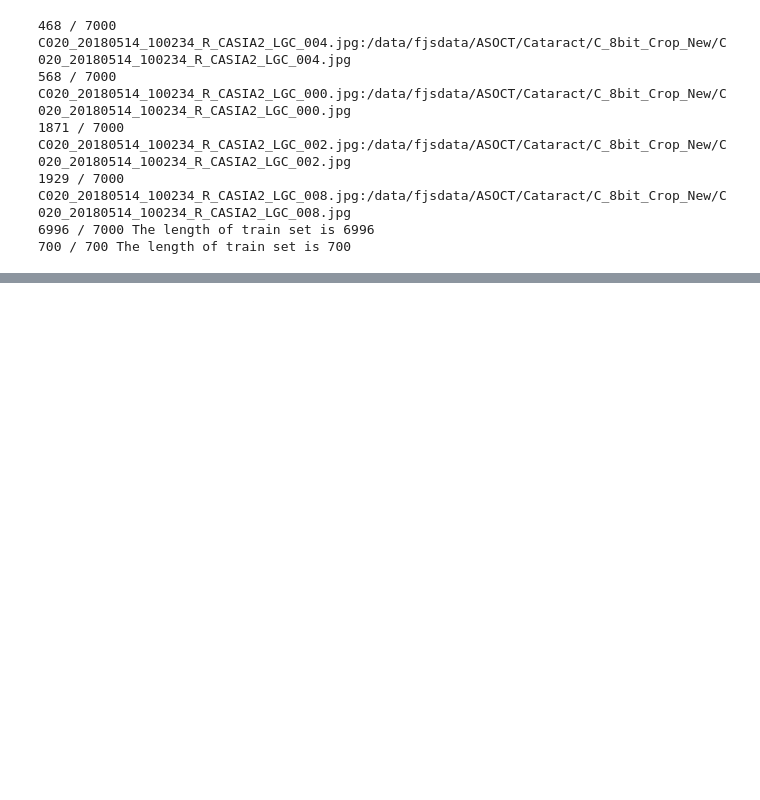
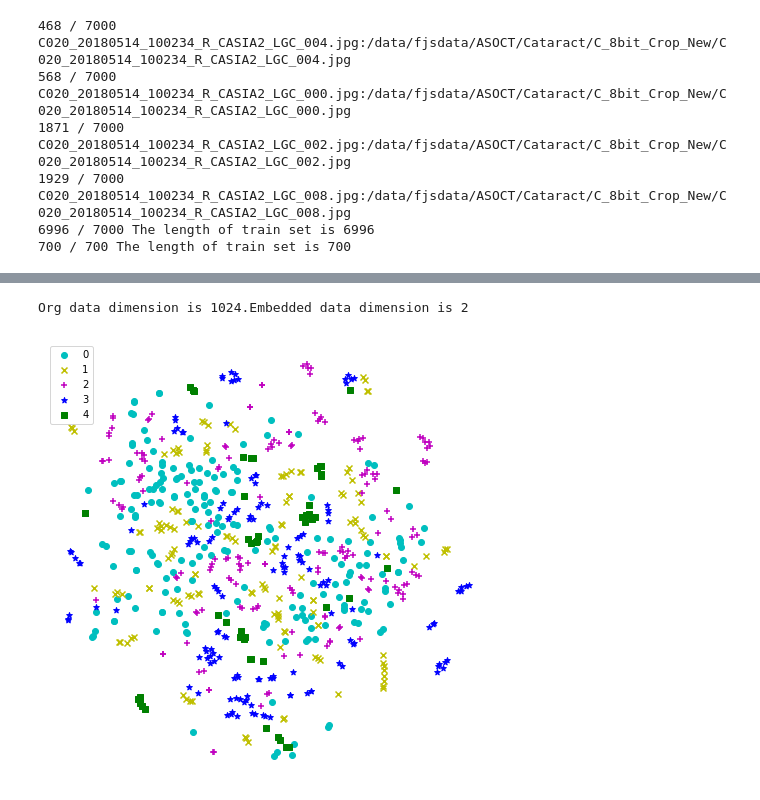
Before and after one commit to fjssharpsword/CBIR, a Jupyter notebook: BioMed Eng OnLine/Demo/ATH_Cataract_1.0.ipynb, the cells around one changed output, grey strips where cells are left out. Saved outputs shown, nothing was run; the diff lists cells and outputs as text; code cells hidden in the pictures; blank space fills up the shorter version.

```diff
--- a/BioMed Eng OnLine/Demo/ATH_Cataract_1.0.ipynb
+++ b/BioMed Eng OnLine/Demo/ATH_Cataract_1.0.ipynb
@@ -52,6 +51,6 @@ Loading faiss with AVX2 support.
 # %%
 #Read data with List storage N:[name],I:[img],Y[type]
-image_dir = '/data/fjsdata/ASOCT/Cataract/C_8bit_Crop_New' #the path of images
+image_dir = '/data/fjsdata/ASOCT/Cataract/C_8bit_Crop_New/' #the path of images
 trainset = pd.read_csv("/data/fjsdata/ASOCT/Cataract/CBIR_MICCAI_train.csv" , sep=',')#load dataset
 testset = pd.read_csv("/data/fjsdata/ASOCT/Cataract/CBIR_MICCAI_test.csv" , sep=',')#load testset
 
@@ -373,0 +1038,62 @@ KeyboardInterrupt:
+# %%
+#visualize : t-SNE
+from sklearn.manifold import TSNE
+import numpy as np
+import seaborn as sns
+import matplotlib.pyplot as plt
+import matplotlib.patheffects as PathEffects
+import random
+def scatter(X, y):
+    #X,y:numpy-array
+    classes = len(list(set(y.tolist())))#get number of classes
+    #palette = np.array(sns.color_palette("hls", classes))# choose a color palette with seaborn.
+    color = ['c','y','m','b','g','r']
+    marker = ['o','x','+','*','s']
+    plt.figure(figsize=(8,8))#create a plot
+    for i in range(classes):
+        plt.scatter(X[y == i,0], X[y == i,1], c=color[i], marker=marker[i], label=str(i))
+    plt.axis('off')
+    plt.legend(loc='upper left')
+    #plt.savefig('digits_tsne-generated.png', dpi=100)
+    plt.show()
+
+#prepare data，classes=5
+#idx= random.sample(np.where(np.array(teY)==0)[0].tolist(),100)
+idx= np.where(np.array(teY)==0)[0].tolist()
+X0= np.array(teF)[idx]
+y0= np.array(teY)[idx]
+
+idx= np.where(np.array(teY)==1)[0].tolist()
+X1= np.array(teF)[idx]
+y1= np.array(teY)[idx]
+
+idx= np.where(np.array(teY)==2)[0].tolist()
+X2= np.array(teF)[idx]
+y2= np.array(teY)[idx]
+
+idx= np.where(np.array(teY)==3)[0].tolist()
+X3= np.array(teF)[idx]
+y3= np.array(teY)[idx]
+
+idx= np.where(np.array(teY)==4)[0].tolist()
+X4= np.array(teF)[idx]
+y4= np.array(teY)[idx]
+
+y = np.append(y0,y1)
+y = np.append(y,y2)
+y = np.append(y,y3)
+y = np.append(y,y4)
+X = np.vstack((X0,X1))
+X = np.vstack((X,X2))
+X = np.vstack((X,X3))
+X = np.vstack((X,X4))
+#training t-sne
+tsne = TSNE(n_components=2, init='pca', random_state=501)
+X_tsne = tsne.fit_transform(X)
+print("Org data dimension is {}.Embedded data dimension is {}".format(X.shape[-1], X_tsne.shape[-1]))
+
+#visualize
+scatter(X_tsne, y)
+# %% [output]
+Org data dimension is 1024.Embedded data dimension is 2
+[figure, added]
```
Also changed, not shown: parts of 7 cells of this notebook, 1 other file.
